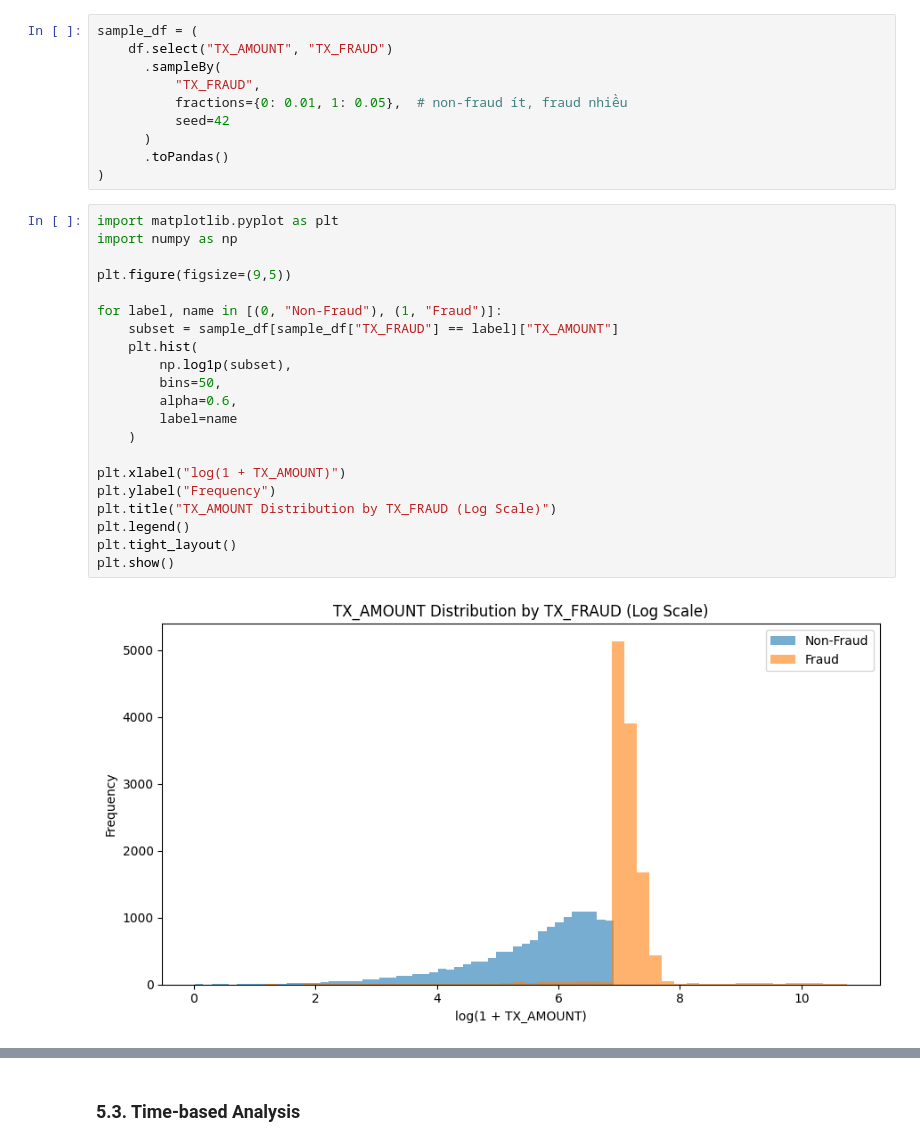
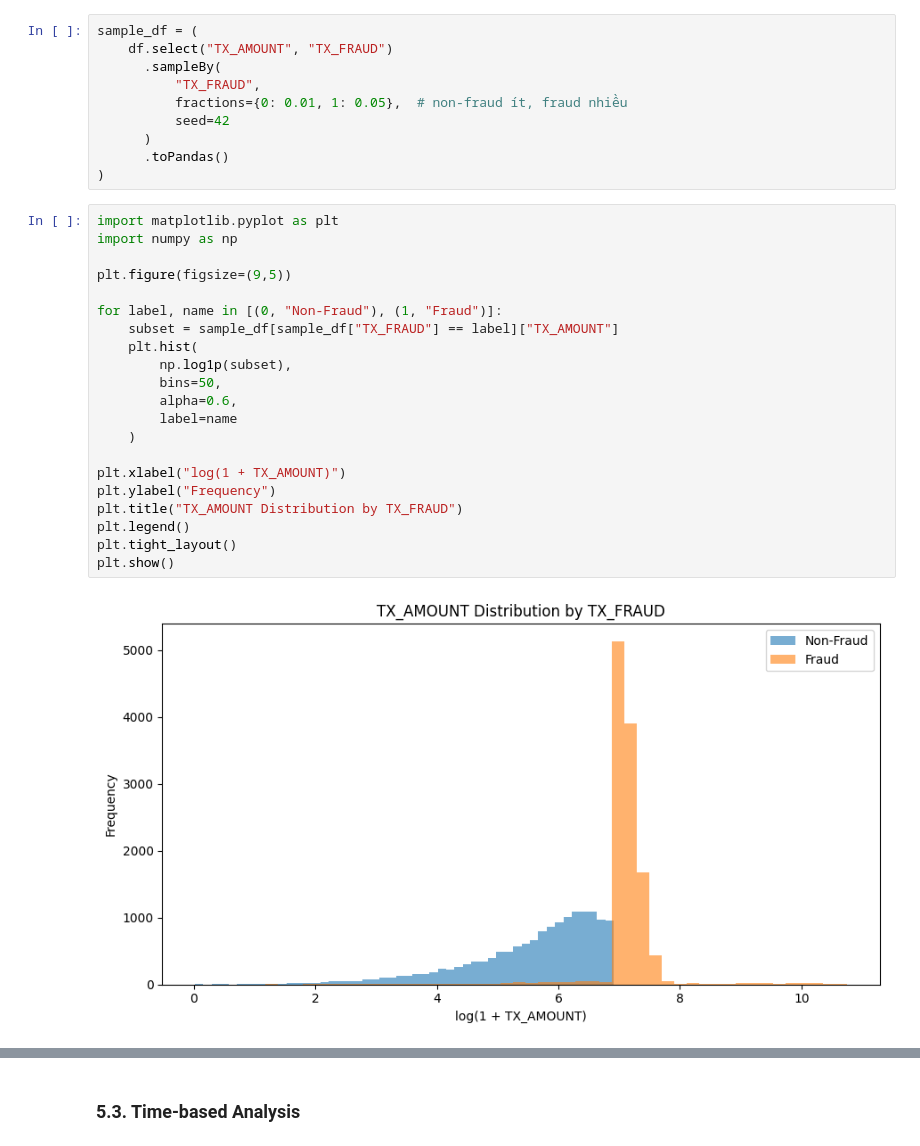
Before and after one commit to tyri0n11/Fraud-Detection-Kaggle, a Jupyter notebook: notebooks/00_eda.ipynb, the cells around one changed output, grey strips where cells are left out. Saved outputs shown, nothing was run; the diff lists cells and outputs as text.

```diff
--- a/notebooks/00_eda.ipynb
+++ b/notebooks/00_eda.ipynb
@@ -358,26 +439,26 @@ sample_df = (
 # %%
 import matplotlib.pyplot as plt
 import numpy as np
 
 plt.figure(figsize=(9,5))
 
 for label, name in [(0, "Non-Fraud"), (1, "Fraud")]:
     subset = sample_df[sample_df["TX_FRAUD"] == label]["TX_AMOUNT"]
     plt.hist(
         np.log1p(subset),
         bins=50,
         alpha=0.6,
         label=name
     )
 
 plt.xlabel("log(1 + TX_AMOUNT)")
 plt.ylabel("Frequency")
-plt.title("TX_AMOUNT Distribution by TX_FRAUD (Log Scale)")
+plt.title("TX_AMOUNT Distribution by TX_FRAUD")
 plt.legend()
 plt.tight_layout()
 plt.show()
 # %% [output]
-[figure, old version]
+[figure, new version]
 # %%
 import seaborn as sns
 
```
Also changed, not shown: parts of 4 cells of this notebook.
